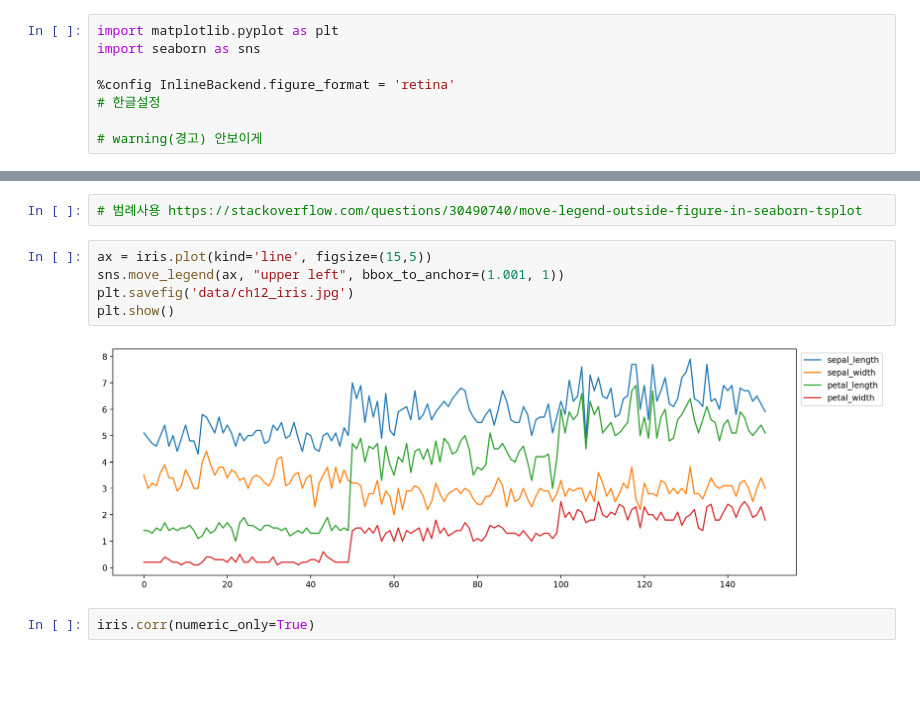
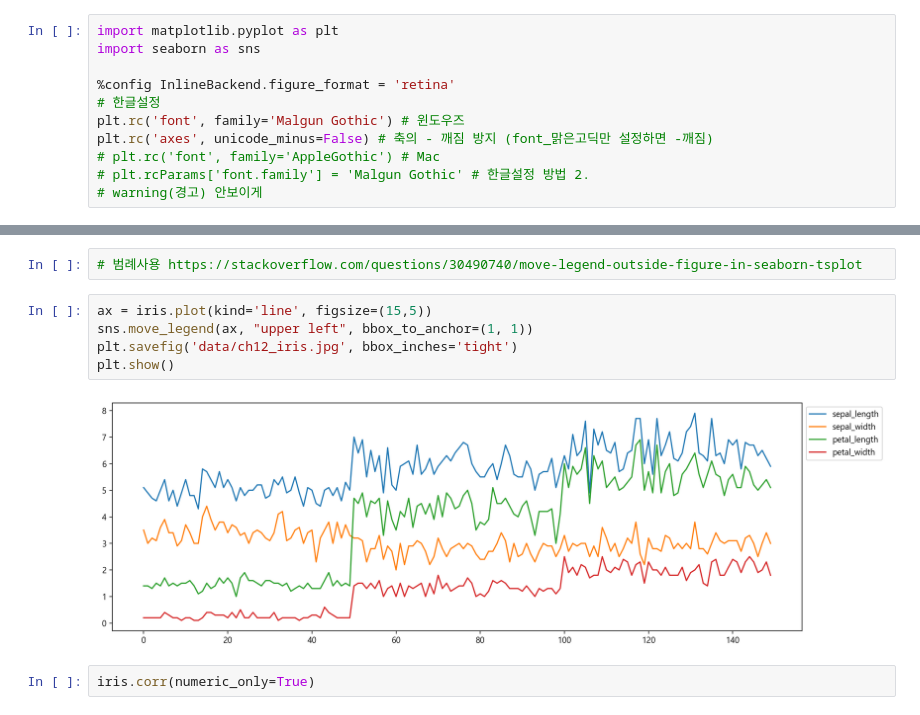
Before and after one commit to cwal8202/ai_x, a Jupyter notebook: source/01_python/ch12_데이터시각화_1절 matplotlib.ipynb, the cells around one changed output, grey strips where cells are left out. Cells and saved outputs as stored; diff of their text form; blank space fills up the shorter version.

```diff
--- a/source/01_python/ch12_데이터시각화_1절 matplotlib.ipynb
+++ b/source/01_python/ch12_데이터시각화_1절 matplotlib.ipynb
@@ -35,7 +35,10 @@ import seaborn as sns
 
 %config InlineBackend.figure_format = 'retina'
 # 한글설정
-
+plt.rc('font', family='Malgun Gothic') # 윈도우즈
+plt.rc('axes', unicode_minus=False) # 축의 - 깨짐 방지 (font_맑은고딕만 설정하면 -깨짐)
+# plt.rc('font', family='AppleGothic') # Mac
+# plt.rcParams['font.family'] = 'Malgun Gothic' # 한글설정 방법 2.
 # warning(경고) 안보이게
 # %% [markdown]
 ## 1.2 그래프 그리기
@@ -120,11 +123,11 @@ iris.sample()
 # 범례사용 https://stackoverflow.com/questions/30490740/move-legend-outside-figure-in-seaborn-tsplot
 # %%
 ax = iris.plot(kind='line', figsize=(15,5))
-sns.move_legend(ax, "upper left", bbox_to_anchor=(1.001, 1))
-plt.savefig('data/ch12_iris.jpg')
+sns.move_legend(ax, "upper left", bbox_to_anchor=(1, 1))
+plt.savefig('data/ch12_iris.jpg', bbox_inches='tight')
 plt.show()
 # %% [output]
-[figure, old version]
+[figure, new version]
 # %%
 iris.corr(numeric_only=True)
 # %% [output]
```
Also changed, not shown: parts of 26 cells of this notebook, 4 other files.
